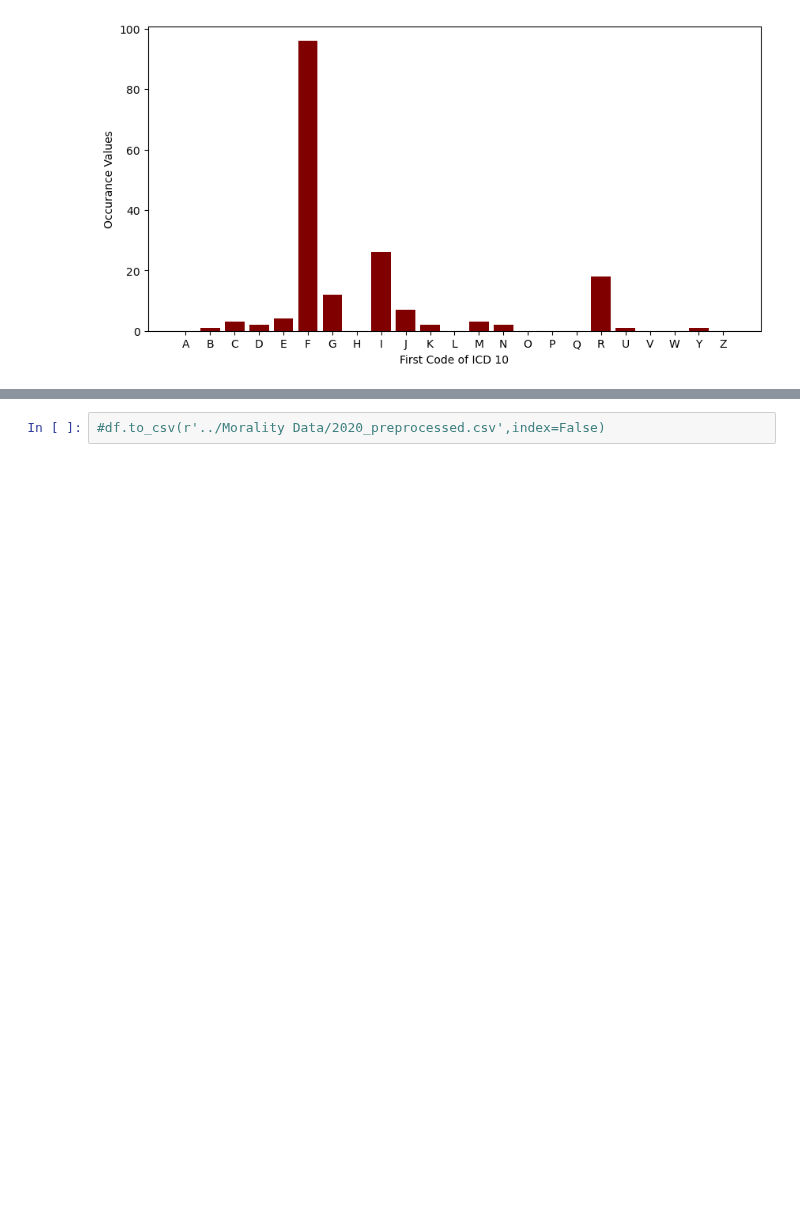
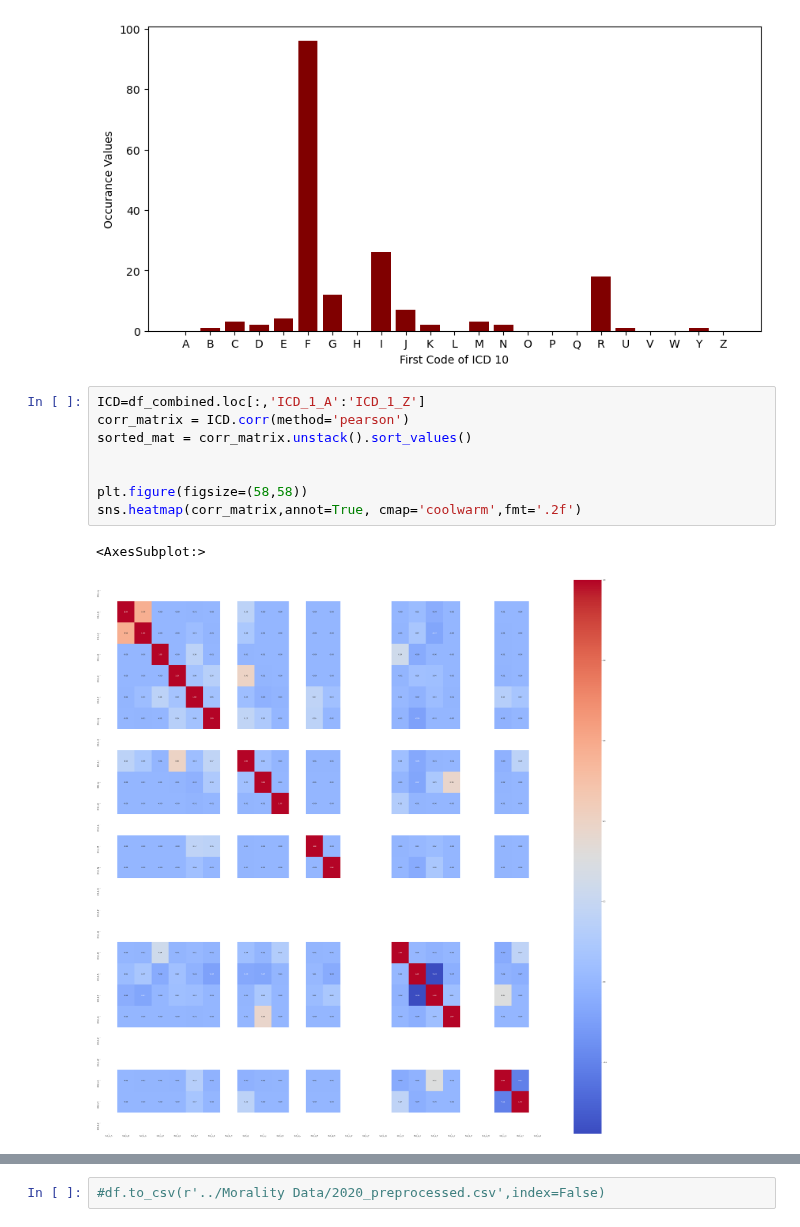
Before and after one commit to TimothiTsui/Anti_Suicide_Squad, a Jupyter notebook: preprocessing.ipynb, the cells around one changed output, grey strips where cells are left out. Cells and saved outputs as stored; diff of their text form; blank space fills up the shorter version.

```diff
--- a/preprocessing.ipynb
+++ b/preprocessing.ipynb
@@ -136,3 +138,14 @@ plt.ylabel("Occurance Values")
 # %% [output]
 Text(0, 0.5, 'Occurance Values')
 [figure]
+# %%
+ICD=df_combined.loc[:,'ICD_1_A':'ICD_1_Z']
+corr_matrix = ICD.corr(method='pearson')
+sorted_mat = corr_matrix.unstack().sort_values()
+
+
+plt.figure(figsize=(58,58))
+sns.heatmap(corr_matrix,annot=True, cmap='coolwarm',fmt='.2f')
+# %% [output]
+<AxesSubplot:>
+[figure, added]
```
Also changed, not shown: parts of 2 cells of this notebook.
